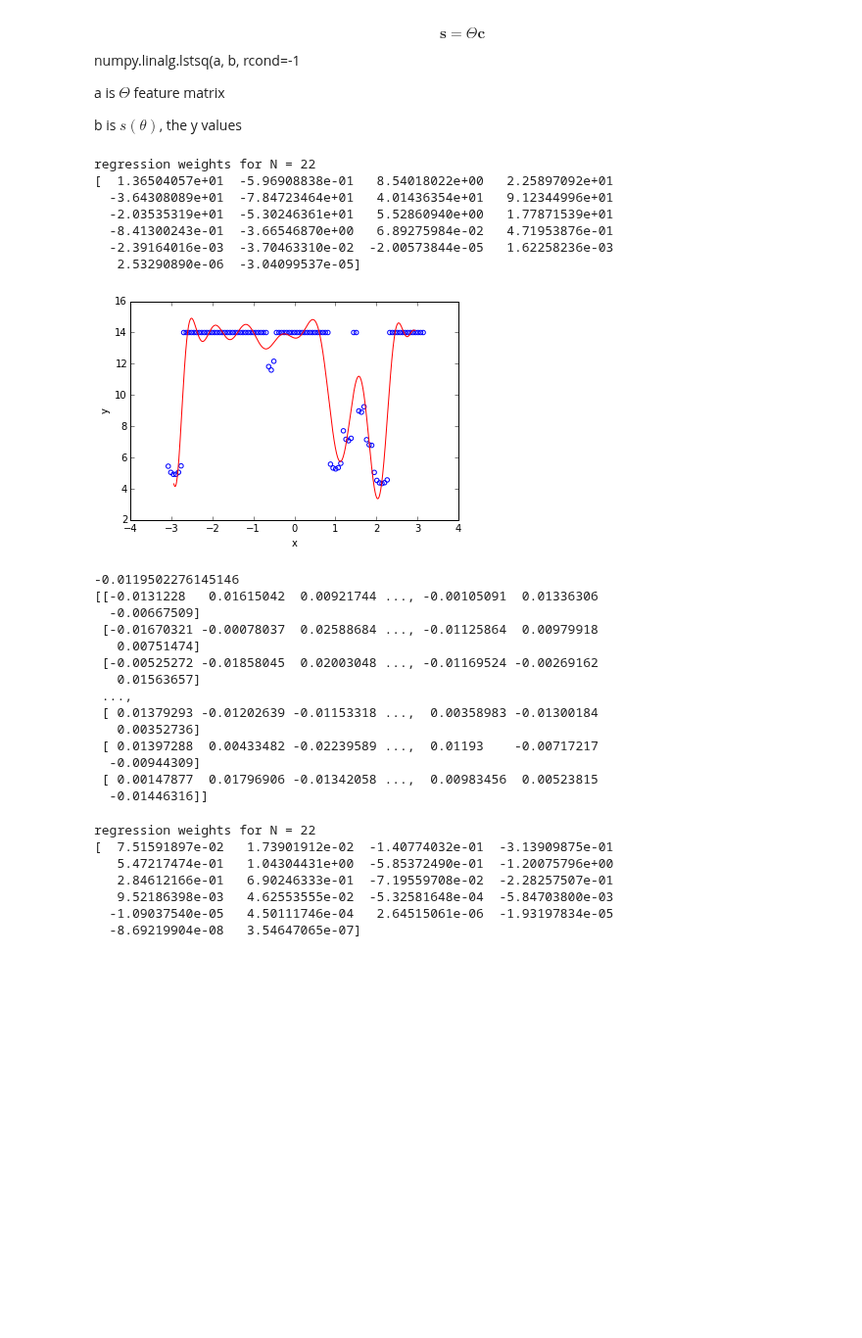
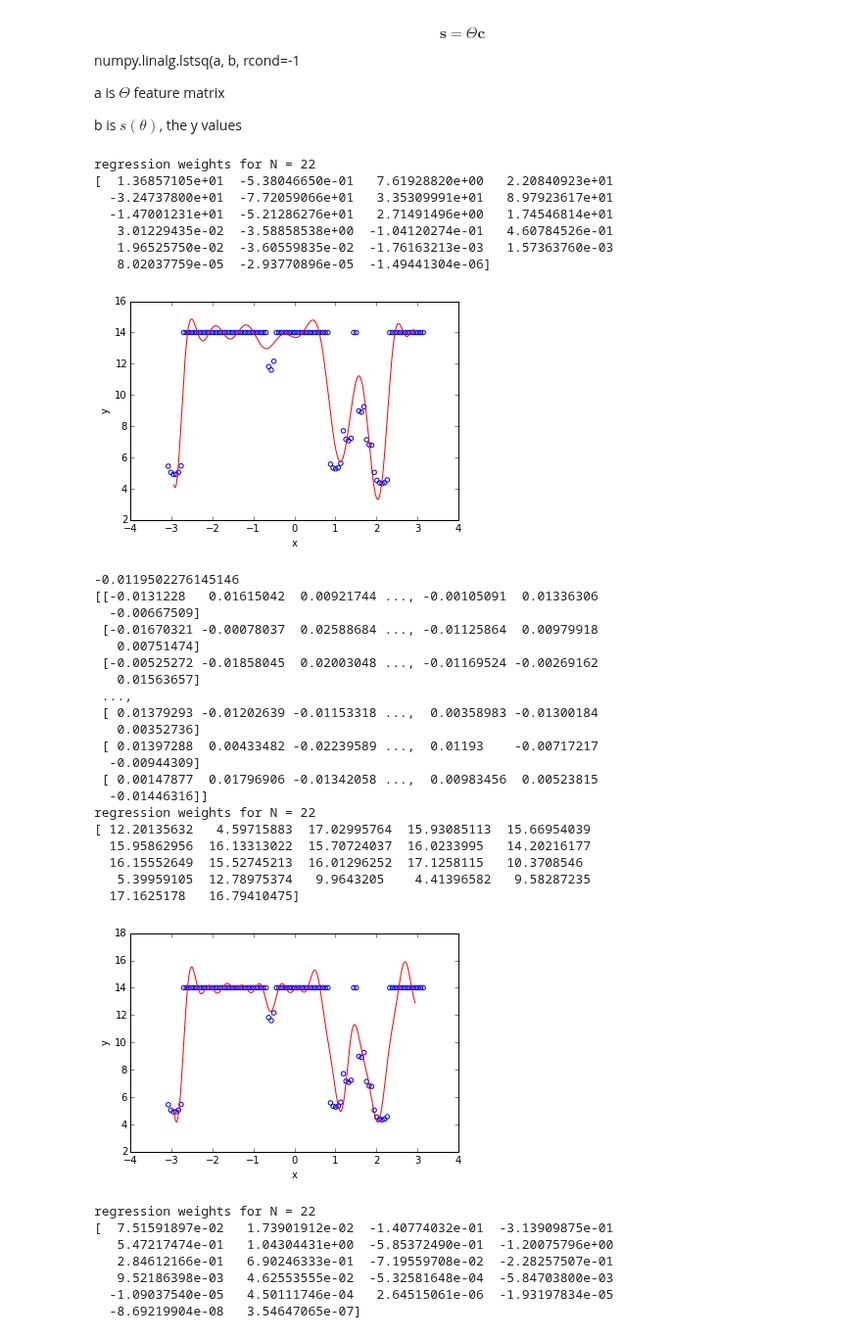
Before and after one commit to peteflorence/GeometricPDEs, a Jupyter notebook: _RotatingBot/BasisFunctionFitting.ipynb, the cells around one changed output. Shown at 98% size. Drawn from its saved outputs; the diff is of its cells as text; code cells hidden in the pictures; blank space fills up the shorter version.

```diff
--- a/_RotatingBot/BasisFunctionFitting.ipynb
+++ b/_RotatingBot/BasisFunctionFitting.ipynb
@@ -137,41 +132,49 @@ def plotRBFbases(lr,w):
     plt.ylabel('y')
     plt.show()
 
-lr = LinearRegression(laseAngles2,laserDepths,N-1)
+lr = LinearRegression(laseAngles2,laserDepths,N)
 w = numpy.linalg.lstsq(lr.phi, laserDepths)
+#w = lr.ridge(lam=0.1)
 print "regression weights for N = " + str(N)
 print w[0]
 plot(lr,w[0])
 
 lr = LinearRegression(laseAngles2,laserDepths,N)
 lr.setBases(N,M,cslist)
 print lr.bases[0](0)
 lr.RBF_Phi(N)
 w = lr.reg()
 print "regression weights for N = " + str(N)
 print w
 plotRBFbases(lr,w)
 # %% [output]
 regression weights for N = 22
-[  1.36504057e+01  -5.96908838e-01   8.54018022e+00   2.25897092e+01
-  -3.64308089e+01  -7.84723464e+01   4.01436354e+01   9.12344996e+01
-  -2.03535319e+01  -5.30246361e+01   5.52860940e+00   1.77871539e+01
-  -8.41300243e-01  -3.66546870e+00   6.89275984e-02   4.71953876e-01
-  -2.39164016e-03  -3.70463310e-02  -2.00573844e-05   1.62258236e-03
-   2.53290890e-06  -3.04099537e-05]
+[  1.36857105e+01  -5.38046650e-01   7.61928820e+00   2.20840923e+01
+  -3.24737800e+01  -7.72059066e+01   3.35309991e+01   8.97923617e+01
+  -1.47001231e+01  -5.21286276e+01   2.71491496e+00   1.74546814e+01
+   3.01229435e-02  -3.58858538e+00  -1.04120274e-01   4.60784526e-01
+   1.96525750e-02  -3.60559835e-02  -1.76163213e-03   1.57363760e-03
+   8.02037759e-05  -2.93770896e-05  -1.49441304e-06]
 [figure]
 -0.0119502276145146
 [[-0.0131228   0.01615042  0.00921744 ..., -0.00105091  0.01336306
   -0.00667509]
  [-0.01670321 -0.00078037  0.02588684 ..., -0.01125864  0.00979918
    0.00751474]
  [-0.00525272 -0.01858045  0.02003048 ..., -0.01169524 -0.00269162
    0.01563657]
  ...,
  [ 0.01379293 -0.01202639 -0.01153318 ...,  0.00358983 -0.01300184
    0.00352736]
  [ 0.01397288  0.00433482 -0.02239589 ...,  0.01193    -0.00717217
   -0.00944309]
  [ 0.00147877  0.01796906 -0.01342058 ...,  0.00983456  0.00523815
   -0.01446316]]
+regression weights for N = 22
+[ 12.20135632   4.59715883  17.02995764  15.93085113  15.66954039
+  15.95862956  16.13313022  15.70724037  16.0233995   14.20216177
+  16.15552649  15.52745213  16.01296252  17.1258115   10.3708546
+   5.39959105  12.78975374   9.9643205    4.41396582   9.58287235
+  17.1625178   16.79410475]
+[figure, added]
 # %%
```
Also changed, not shown: parts of 3 cells of this notebook, 34 other files.
